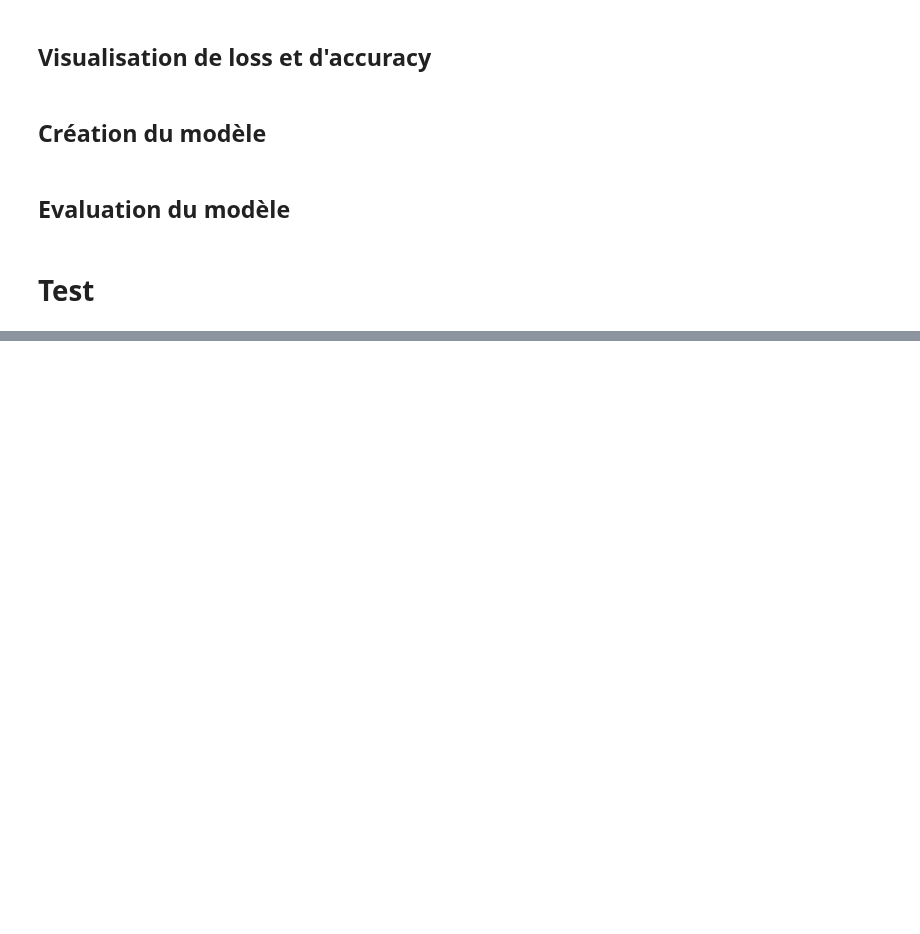
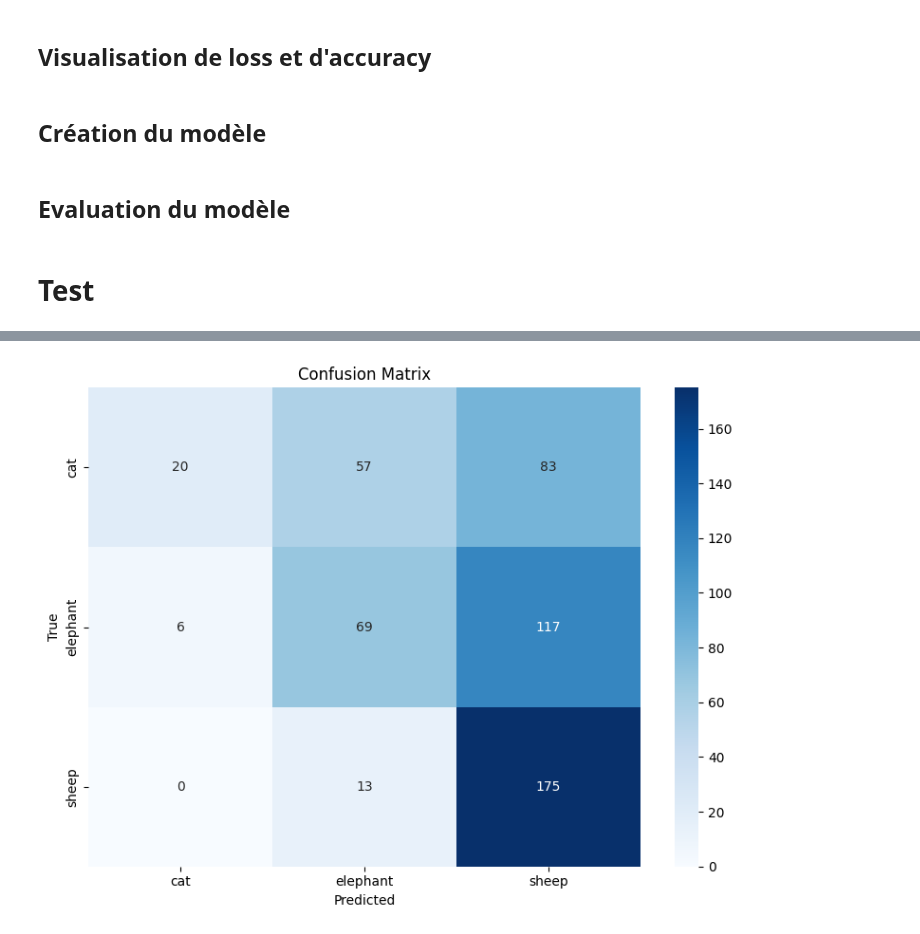
Before and after one commit to 3nd3rh3o/deeplearning-TER, a Jupyter notebook: TER/phaseI/HG-TransferLearning.ipynb, the cells around one changed output, grey strips where cells are left out. Drawn from its saved outputs; the diff is of its cells as text; code cells hidden in the pictures; blank space fills up the shorter version.

```diff
--- a/TER/phaseI/HG-TransferLearning.ipynb
+++ b/TER/phaseI/HG-TransferLearning.ipynb
@@ -267,0 +268,23 @@ Fold accuracy: 90.48%
+# %%
+y_pred = model.predict(X_val)
+
+y_true = y_val.argmax(axis=1)
+y_pred_classes = y_pred.argmax(axis=1)
+
+# Calcul de la matrice de confusion
+conf = confusion_matrix(y_true, y_pred_classes)
+
+plt.figure(figsize=(8, 6))
+sns.heatmap(conf,
+            annot=True,
+            fmt='d',
+            cmap='Blues',
+            xticklabels=classnames,
+            yticklabels=classnames)
+
+plt.title('Confusion Matrix')
+plt.xlabel('Predicted')
+plt.ylabel('True')
+plt.tight_layout()
+plt.show()
+# %% [output]
@@ -267,0 +292 @@ Fold accuracy: 90.48%
+[figure, added]
```
Also changed, not shown: parts of 3 cells of this notebook.
